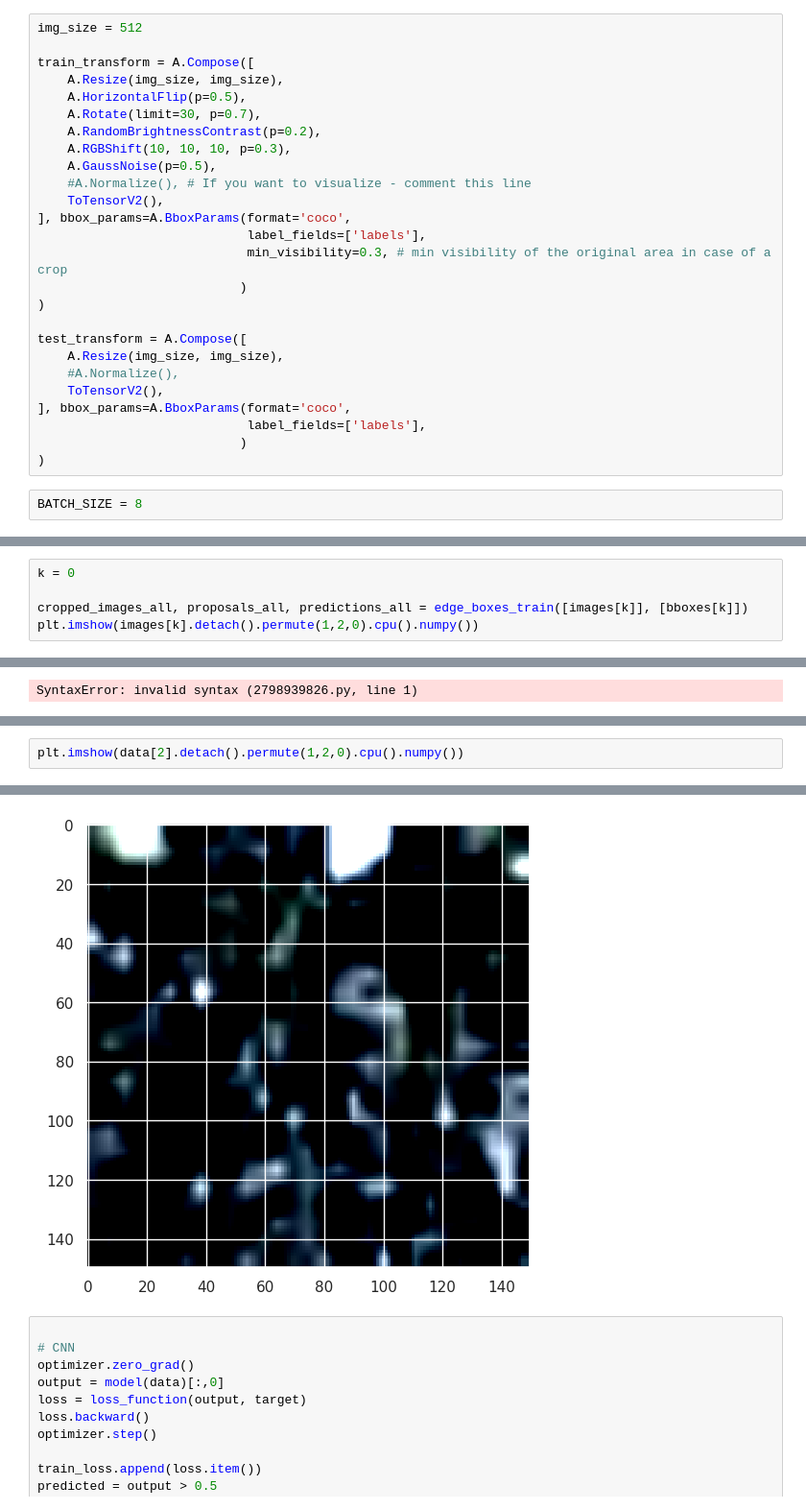
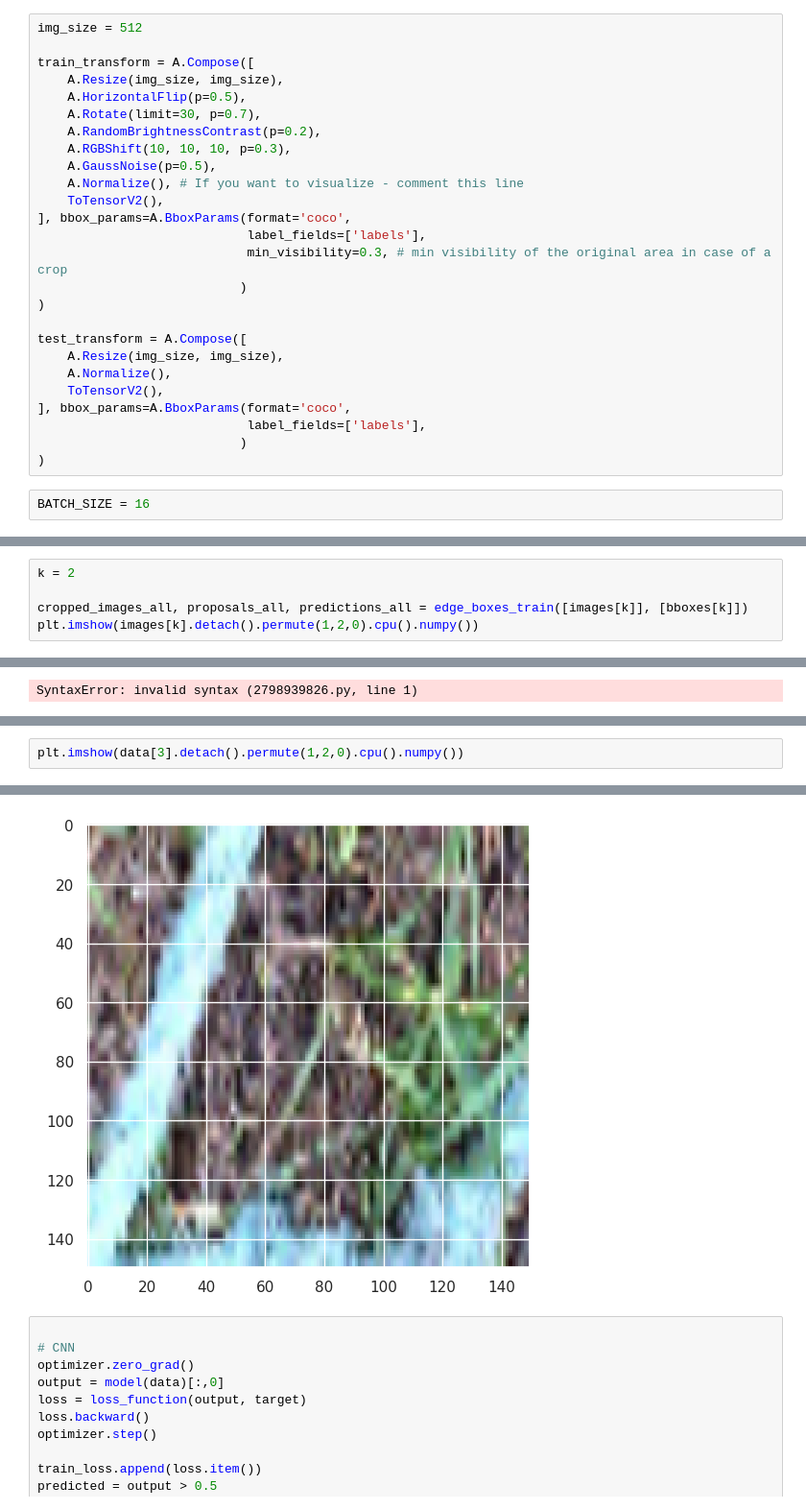
Before and after one commit to amakarewicz/2023-DTU-Deep-Learning-In-Computer-Vision, a Jupyter notebook: IV-Object-Detection/training_loop.ipynb, the cells around one changed output, grey strips where cells are left out. Shown at 96% size. Cells and saved outputs as stored; diff of their text form.

```diff
--- a/IV-Object-Detection/training_loop.ipynb
+++ b/IV-Object-Detection/training_loop.ipynb
@@ -56,7 +56,7 @@ train_transform = A.Compose([
     A.RandomBrightnessContrast(p=0.2),
     A.RGBShift(10, 10, 10, p=0.3),
     A.GaussNoise(p=0.5),
-    #A.Normalize(), # If you want to visualize - comment this line
+    A.Normalize(), # If you want to visualize - comment this line
     ToTensorV2(),
 ], bbox_params=A.BboxParams(format='coco',
                             label_fields=['labels'],
@@ -66,14 +66,14 @@ train_transform = A.Compose([
 
 test_transform = A.Compose([
     A.Resize(img_size, img_size),
-    #A.Normalize(),
+    A.Normalize(),
     ToTensorV2(),
 ], bbox_params=A.BboxParams(format='coco',
                             label_fields=['labels'],
                            )
 )
 # %%
-BATCH_SIZE = 8
+BATCH_SIZE = 16
 # %%
 trainset = TacoDataset( 'train', transforms=train_transform, test_size=0.2) # test_transform for no augment
 valset   = TacoDataset('val', transforms=test_transform, test_size=0.2)
@@ -211,7 +225,7 @@ images = [image for image, _, _ in batch]
 bboxes = [bbox for _, bbox, _ in batch]
 labels = [label for _, _, label in batch]
 # %%
-k = 0
+k = 2
 
 cropped_images_all, proposals_all, predictions_all = edge_boxes_train([images[k]], [bboxes[k]])
 plt.imshow(images[k].detach().permute(1,2,0).cpu().numpy())
@@ -299,3 +320,3 @@ tensor([0., 0., 1., 1., 1., 0.], device='cuda:0')
 # %%
-plt.imshow(data[2].detach().permute(1,2,0).cpu().numpy())
+plt.imshow(data[3].detach().permute(1,2,0).cpu().numpy())
 # %% [output]
@@ -304,4 +324,4 @@ Clipping input data to the valid range for imshow with RGB data ([0..1] for floa
-[figure, old version]
+[figure, new version]
 # %%
 
 # CNN
```
Also changed, not shown: parts of 15 cells of this notebook, 3 other files.
